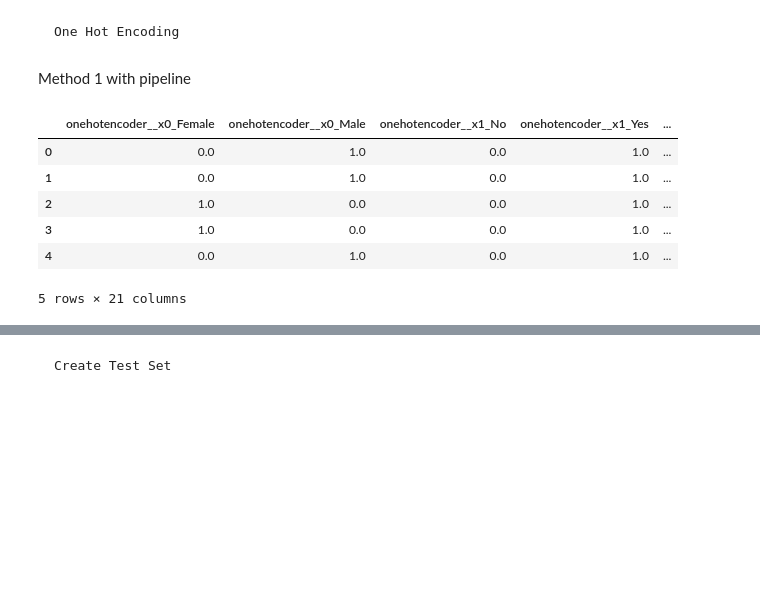
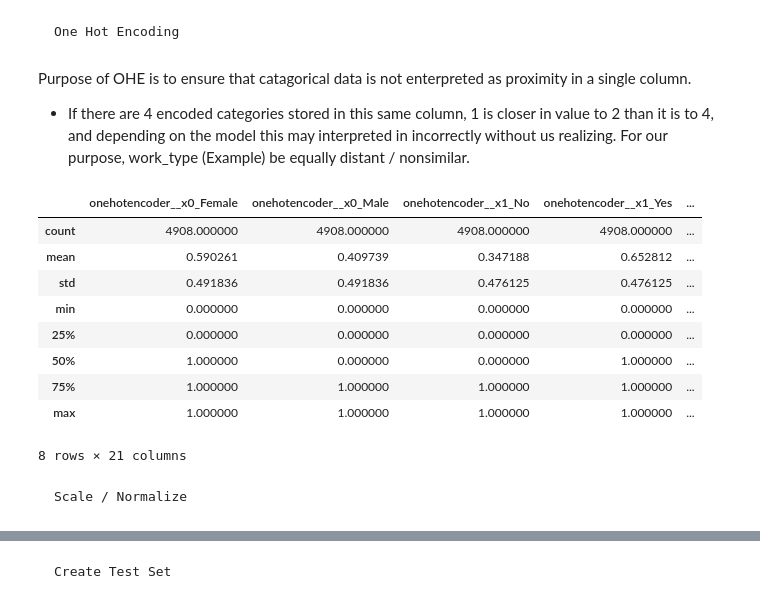
Before and after one commit to MaxDorris/MachineLearningProject, a Jupyter notebook: 1_cleaning.ipynb, the cells around one changed output, grey strips where cells are left out. Drawn from its saved outputs; the diff is of its cells as text; code cells hidden in the pictures; blank space fills up the shorter version.

```diff
--- a/1_cleaning.ipynb
+++ b/1_cleaning.ipynb
@@ -265,7 +285,8 @@ from collections import Counter
 # %% [markdown]
     One Hot Encoding
-# %% [markdown]
-Method 1 with pipeline
+# %% [markdown]
+Purpose of OHE is to ensure that catagorical data is not enterpreted as proximity in a single column.
+* If there are 4 encoded categories stored in this same column, 1 is closer in value to 2 than it is to 4, and depending on the model this may interpreted in incorrectly without us realizing. For our purpose, work_type (Example) be equally distant / nonsimilar.
 # %%
 # create instance of OHE
 ohe = OneHotEncoder()
@@ -281,12 +302,24 @@ enc_array = column_trans.fit_transform(stroke_df)
 stroke_enc = pd.DataFrame(enc_array)
 
 stroke_enc.columns = column_trans.get_feature_names()
-stroke_enc.head()
+
+#check that no continuous columns contains zeros (only binary columns do currently which is good)
+# print((stroke_enc == 0).sum())
+
+# replace 0's with -1's
+# stroke_enc.replace(0,-1,inplace=True)
-# %% [output]
-|  | onehotencoder__x0_Female | onehotencoder__x0_Male | onehotencoder__x1_No | onehotencoder__x1_Yes | ... |
-| 0 | 0.0 | 1.0 | 0.0 | 1.0 | ... |
-| 1 | 0.0 | 1.0 | 0.0 | 1.0 | ... |
-| 2 | 1.0 | 0.0 | 0.0 | 1.0 | ... |
-| 3 | 1.0 | 0.0 | 0.0 | 1.0 | ... |
-| 4 | 0.0 | 1.0 | 0.0 | 1.0 | ... |
-5 rows × 21 columns
+# %%
+stroke_enc.describe()
+# %% [output]
+|  | onehotencoder__x0_Female | onehotencoder__x0_Male | onehotencoder__x1_No | onehotencoder__x1_Yes | ... |
+| count | 4908.000000 | 4908.000000 | 4908.000000 | 4908.000000 | ... |
+| mean | 0.590261 | 0.409739 | 0.347188 | 0.652812 | ... |
+| std | 0.491836 | 0.491836 | 0.476125 | 0.476125 | ... |
+| min | 0.000000 | 0.000000 | 0.000000 | 0.000000 | ... |
+| 25% | 0.000000 | 0.000000 | 0.000000 | 0.000000 | ... |
+| 50% | 1.000000 | 0.000000 | 0.000000 | 1.000000 | ... |
+| 75% | 1.000000 | 1.000000 | 1.000000 | 1.000000 | ... |
+| max | 1.000000 | 1.000000 | 1.000000 | 1.000000 | ... |
+8 rows × 21 columns
+# %% [markdown]
+    Scale / Normalize
```
Also changed, not shown: parts of 22 cells of this notebook.
